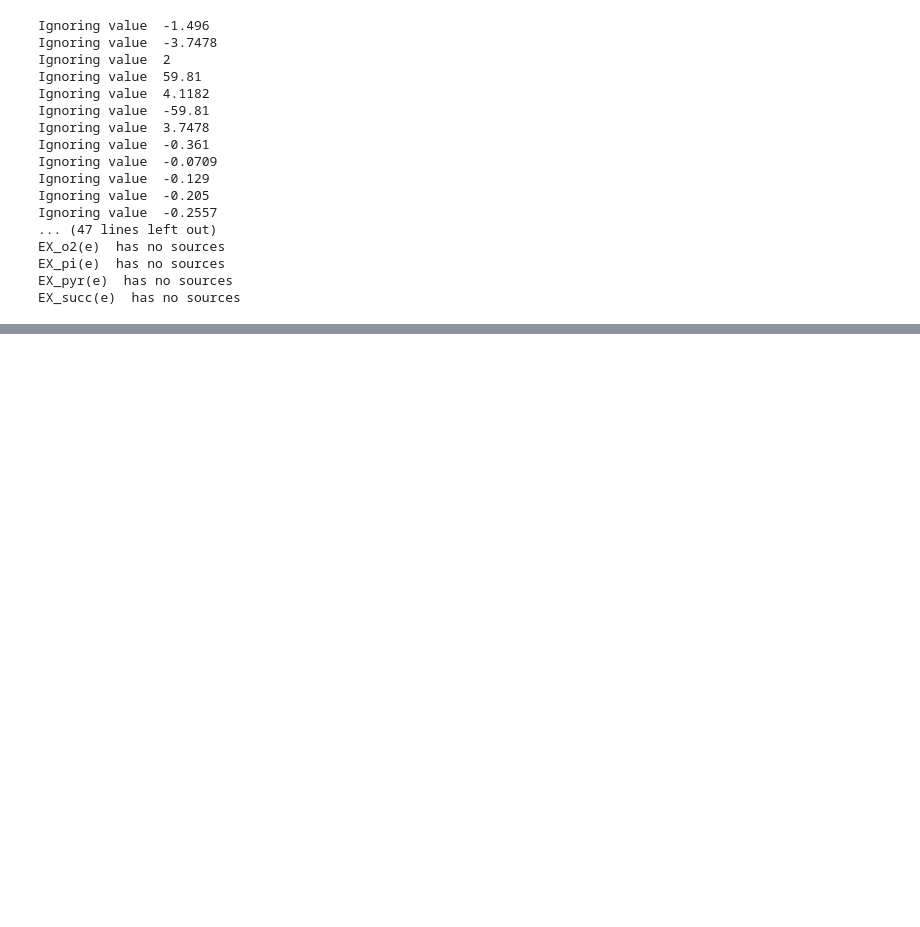
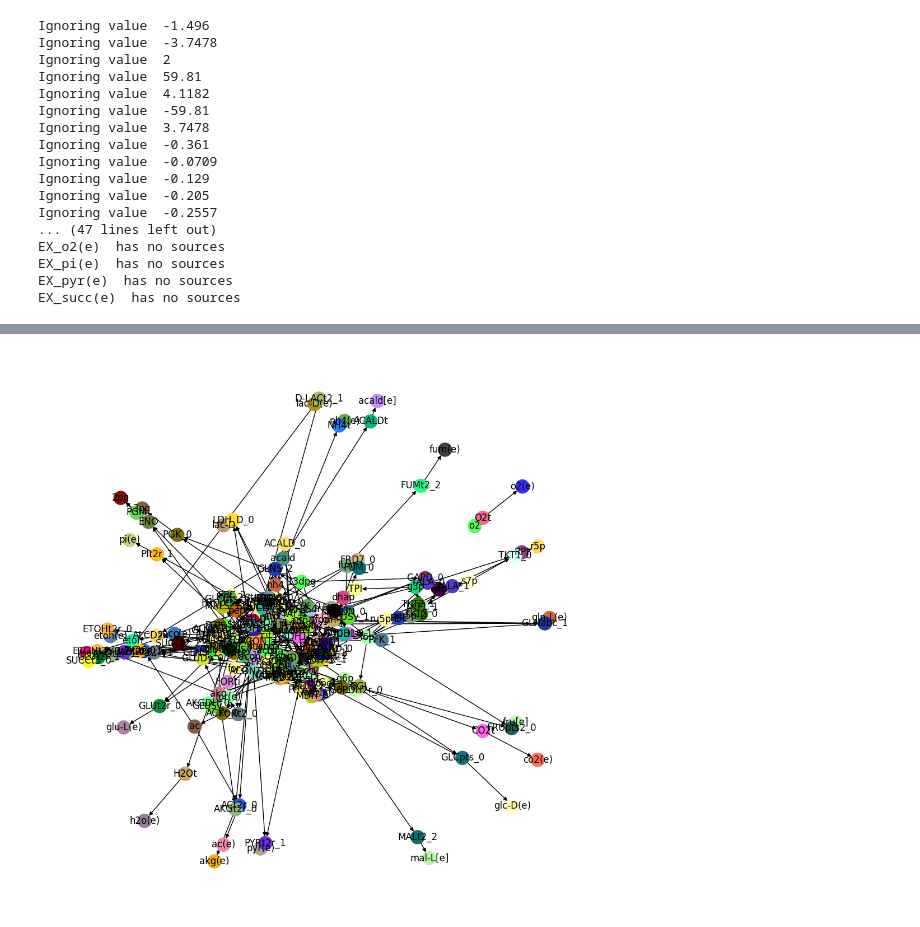
Before and after one commit to boldip/qf, a Jupyter notebook: src/work-hypergraphs.ipynb, the cells around one changed output, grey strips where cells are left out. Saved outputs shown, nothing was run; the diff lists cells and outputs as text; code cells hidden in the pictures; blank space fills up the shorter version.

Commit message:
Now we can read SBML

```diff
--- a/src/work-hypergraphs.ipynb
+++ b/src/work-hypergraphs.ipynb
@@ -242,39 +324,6 @@ for v in set(c.values()):
 ['<https://cso.kmi.open.ac.uk/topics/guaranteed_cost_controller>']
 ['<https://cso.kmi.open.ac.uk/topics/decision_procedure>', '<https://cso.kmi.open.ac.uk/topics/decision_procedures>']
 ['<https://cso.kmi.open.ac.uk/topics/presburger_arithmetic>']
-# %%
-def read_hg_from_S(filename, ):
-    H = hnx.Hypergraph()
-    sources = {}
-    targets = {}
-    with open(filename) as f:
-        reader = csv.reader(f)
-        hyperarcNames = next(reader)[1:]
-        for a in hyperarcNames:
-            sources[a] = []
-            targets[a] = []
-        for line in reader:
-            nodeName = line[0]
-            for i in range(1, len(line)):
-                if float(line[i]) == +1:
-                    sources[hyperarcNames[i - 1]] += [nodeName]
-                elif float(line[i]) == -1:
-                    targets[hyperarcNames[i - 1]] += [nodeName]
-                elif float(line[i]) != 0:
-                    print("Ignoring value ", line[i])
-    for a in hyperarcNames:
-        if len(sources[a]) == 0:
-            print(a, " has no sources")
-            continue
-        if len(targets[a]) == 0:
-            print(a, " has no targets")
-            continue
-        if len(targets[a]) == 1:
-            add_directed_hyperedge(H, sources[a], targets[a][0], a)
-        else:
-            for i,t in enumerate(targets[a]):
-                add_directed_hyperedge(H, sources[a], t, a + "_" + str(i))
-    return H
 # %%
 H = read_hg_from_S("../../LaTeX/Data/ecoli_core_model.csv")
 # %% [output]
@@ -296,7 +345,7 @@ EX_pi(e)  has no sources
 EX_pyr(e)  has no sources
 EX_succ(e)  has no sources
 # %%
-m = hyper_cardon_crochemore(H, nodes_only=True)
+m = hyper_cardon_crochemore(H)
 # %%
 for c in set(m.values()):
     print([k for k,v in m.items() if v==c])
@@ -320,0 +370,4 @@ for c in set(m.values()):
+# %%
+G, dd = hg2g(H)
+qf.graphs.visualize(G, m)
+# %% [output]
@@ -320,0 +375 @@ for c in set(m.values()):
+[figure, added]
```
Also changed, not shown: parts of 13 cells of this notebook.
